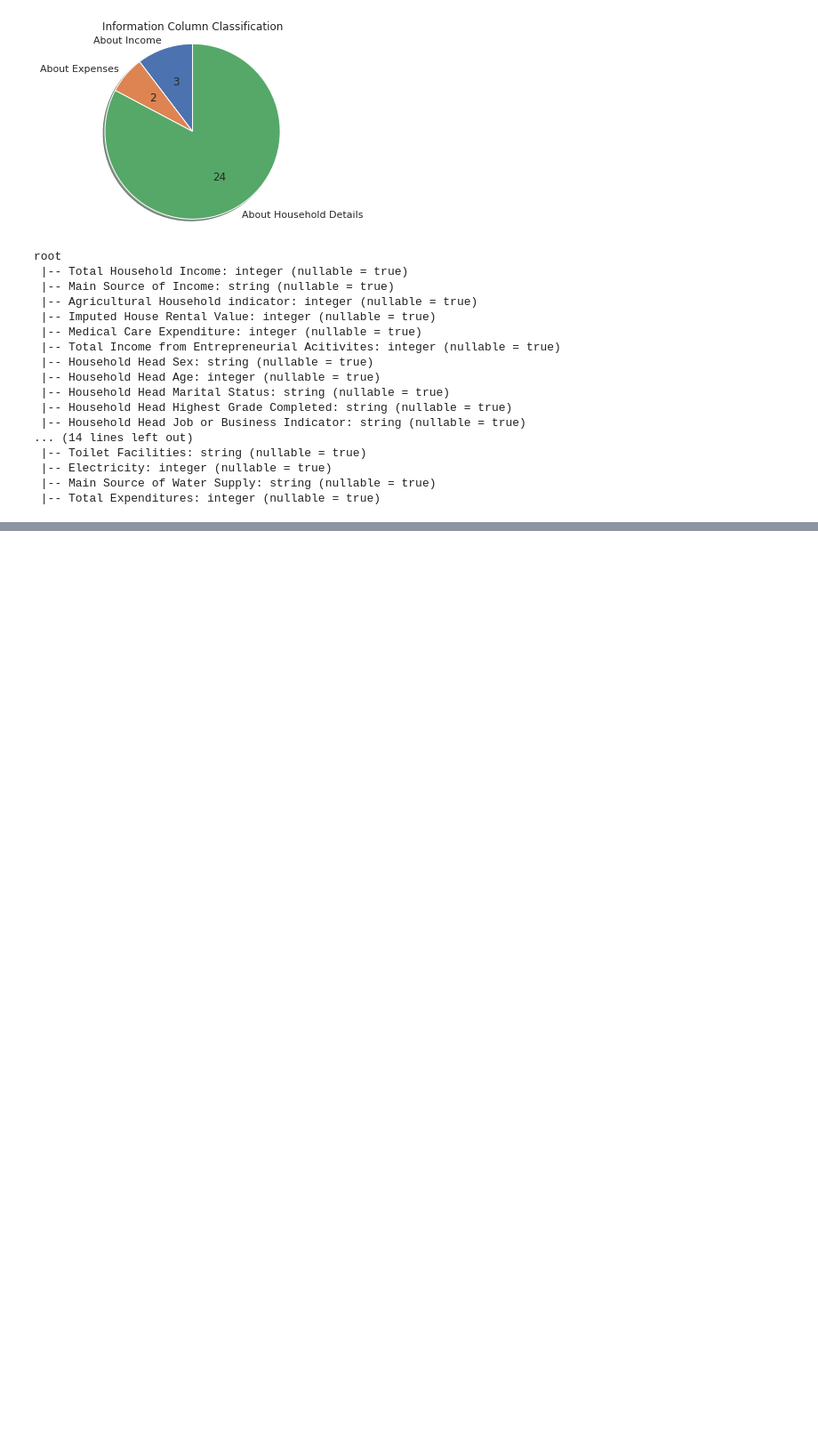
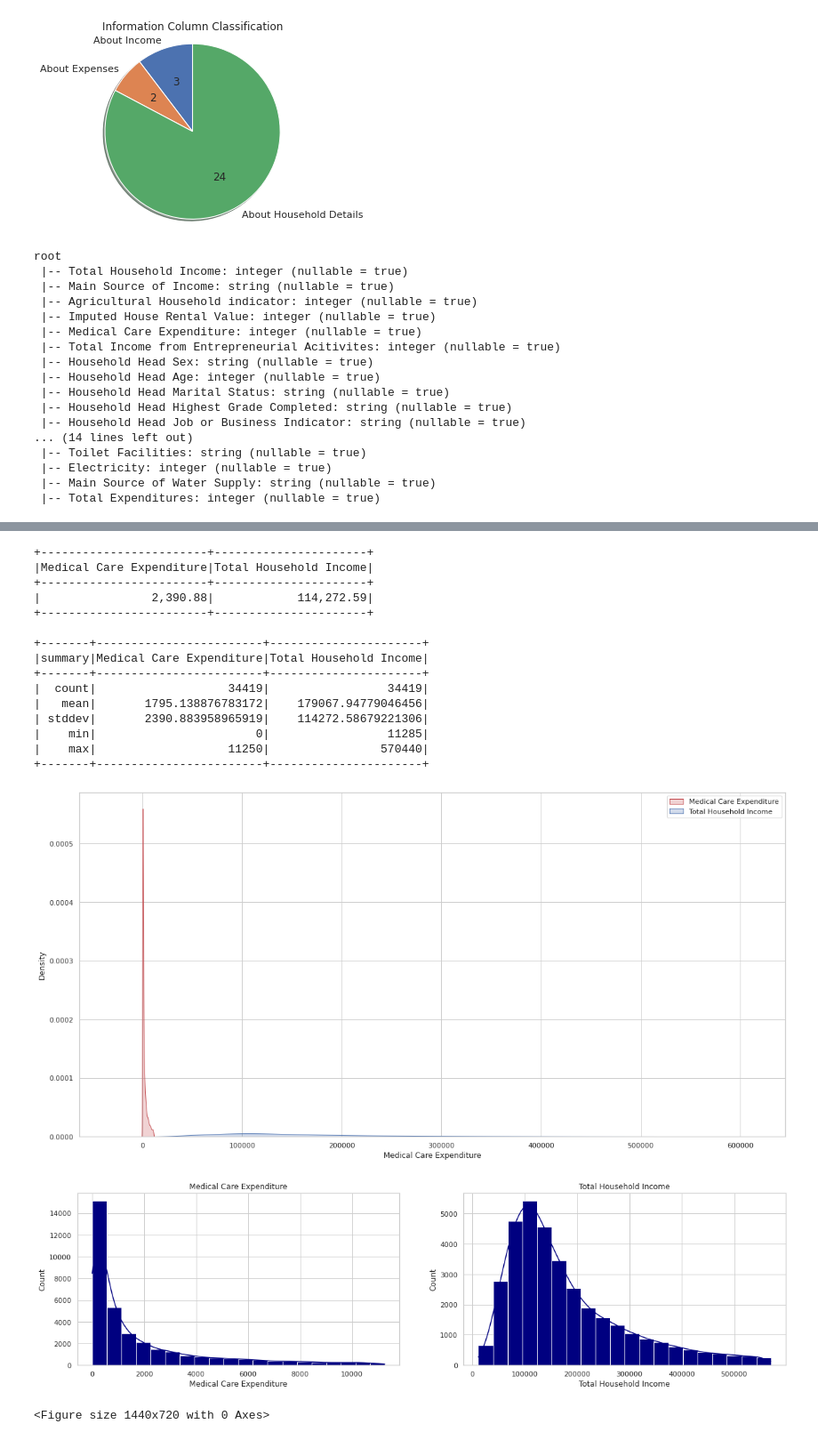
Before and after one commit to sconc/722DataMining, a Jupyter notebook: Iteration4.ipynb, the cells around one changed output, grey strips where cells are left out. Shown at 89% size. Cells and saved outputs as stored; diff of their text form; code cells hidden in the pictures; blank space fills up the shorter version.

```diff
--- a/Iteration4.ipynb
+++ b/Iteration4.ipynb
@@ -940,0 +1020,27 @@ statsupdate.select(displayCols).summary().show()
+# %%
+# remove outliers for "Medical Care Expenditure"
+c = "Medical Care Expenditure"
+newstats = newstats.filter(F.col(c).between(bounds[c]['min'], bounds[c]['max']))
+newstats.select([format_number(stddev(c), 2).alias(c) for c in displayCols]).show()
+newstats.select(displayCols).summary().show()
+
+showUpdatedDistribution(newstats.toPandas())
+# %% [output]
++------------------------+----------------------+
+|Medical Care Expenditure|Total Household Income|
++------------------------+----------------------+
+|                2,390.88|            114,272.59|
++------------------------+----------------------+
+
++-------+------------------------+----------------------+
+|summary|Medical Care Expenditure|Total Household Income|
++-------+------------------------+----------------------+
+|  count|                   34419|                 34419|
+|   mean|       1795.138876783172|    179067.94779046456|
+| stddev|       2390.883958965919|    114272.58679221306|
+|    min|                       0|                 11285|
+|    max|                   11250|                570440|
++-------+------------------------+----------------------+
+[figure, added]
+[figure, added]
+<Figure size 1440x720 with 0 Axes>
```
Also changed, not shown: parts of 25 cells of this notebook.
